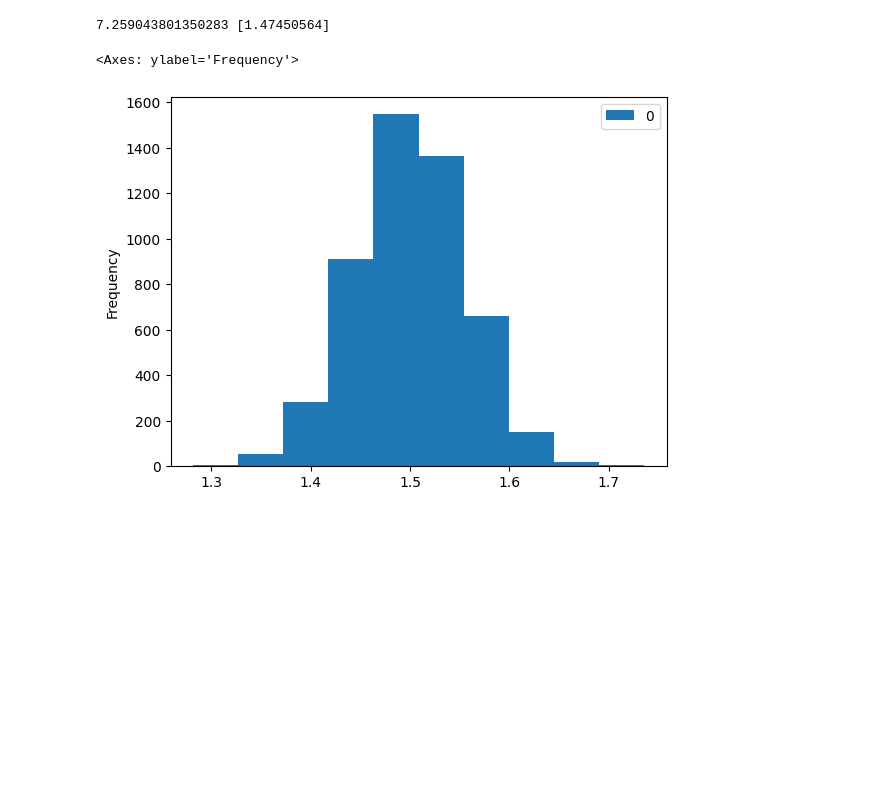
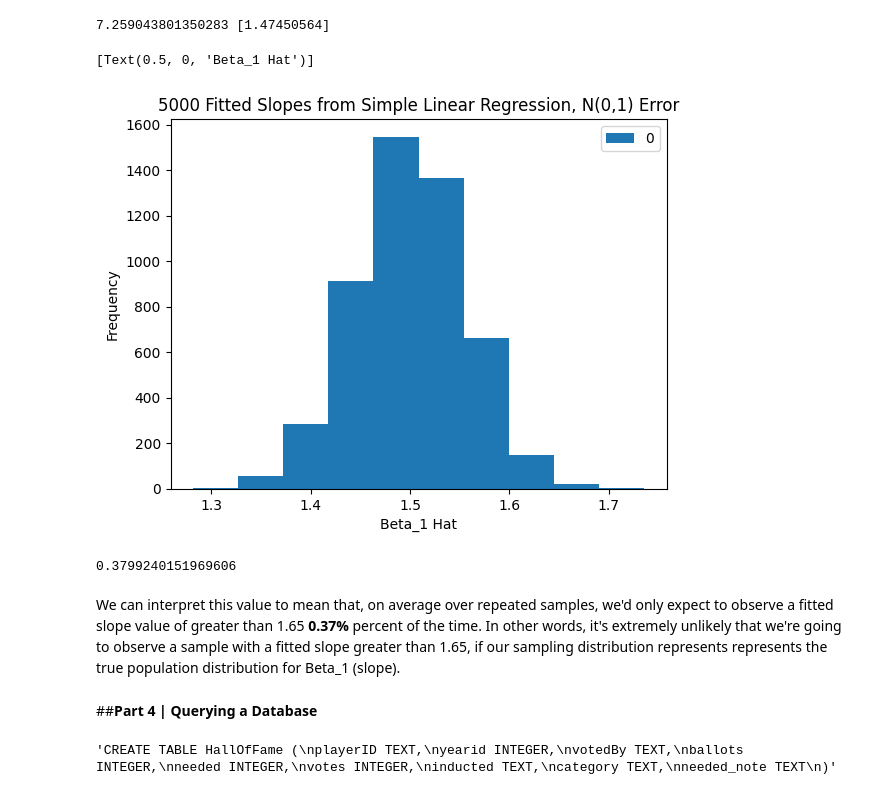
Before and after one commit to ewarren38/HW5_WarrenE, a Jupyter notebook: HW5_WarrenE.ipynb, the cells around one changed output. Drawn from its saved outputs; the diff is of its cells as text; code cells hidden in the pictures; blank space fills up the shorter version.

Commit message:
First pass at part 4

```diff
--- a/HW5_WarrenE.ipynb
+++ b/HW5_WarrenE.ipynb
@@ -96,7 +96,32 @@ def beta_distribution(simulations):
   return beta_estimates
 # %%
 beta_est = pd.DataFrame(beta_distribution(5000))
-beta_est.plot.hist()
+beta_est.plot.hist(
+    title = "5000 Fitted Slopes from Simple Linear Regression, N(0,1) Error")\
+    .set(xlabel = "Beta_1 Hat")
 # %% [output]
-<Axes: ylabel='Frequency'>
+[Text(0.5, 0, 'Beta_1 Hat')]
-[figure, old version]
+[figure, new version]
+# %%
+# Probability that Beta_1 is greater than 1.65 given our sampling distribution
+above_value = [b for b in beta_est[0] if b > 1.65]
+probability_value = len(above_value) / len(beta_est[0]) *100
+probability_value
+# %% [output]
+0.3799240151969606
+# %% [markdown]
+We can interpret this value to mean that, on average over repeated samples, we'd only expect to observe a fitted slope value of greater than 1.65 **0.37%** percent of the time. In other words, it's extremely unlikely that we're going to observe a sample with a fitted slope greater than 1.65, if our sampling distribution represents represents the true population distribution for Beta_1 (slope).
+# %% [markdown]
+##**Part 4 | Querying a Database**
+# %%
+import sqlite3
+con = sqlite3.connect("/lahman_1871-2022.sqlite")
+get_schema = '''
+   SELECT *
+   FROM sqlite_schema
+   WHERE type = 'table';
+   '''
+schema_df = pd.read_sql(get_schema, con)
+schema_df.iloc[13,4]
+# %% [output]
+'CREATE TABLE HallOfFame (\nplayerID TEXT,\nyearid INTEGER,\nvotedBy TEXT,\nballots INTEGER,\nneeded INTEGER,\nvotes INTEGER,\ninducted TEXT,\ncategory TEXT,\nneeded_note TEXT\n)'
```
Also changed, not shown: parts of 8 cells of this notebook.
